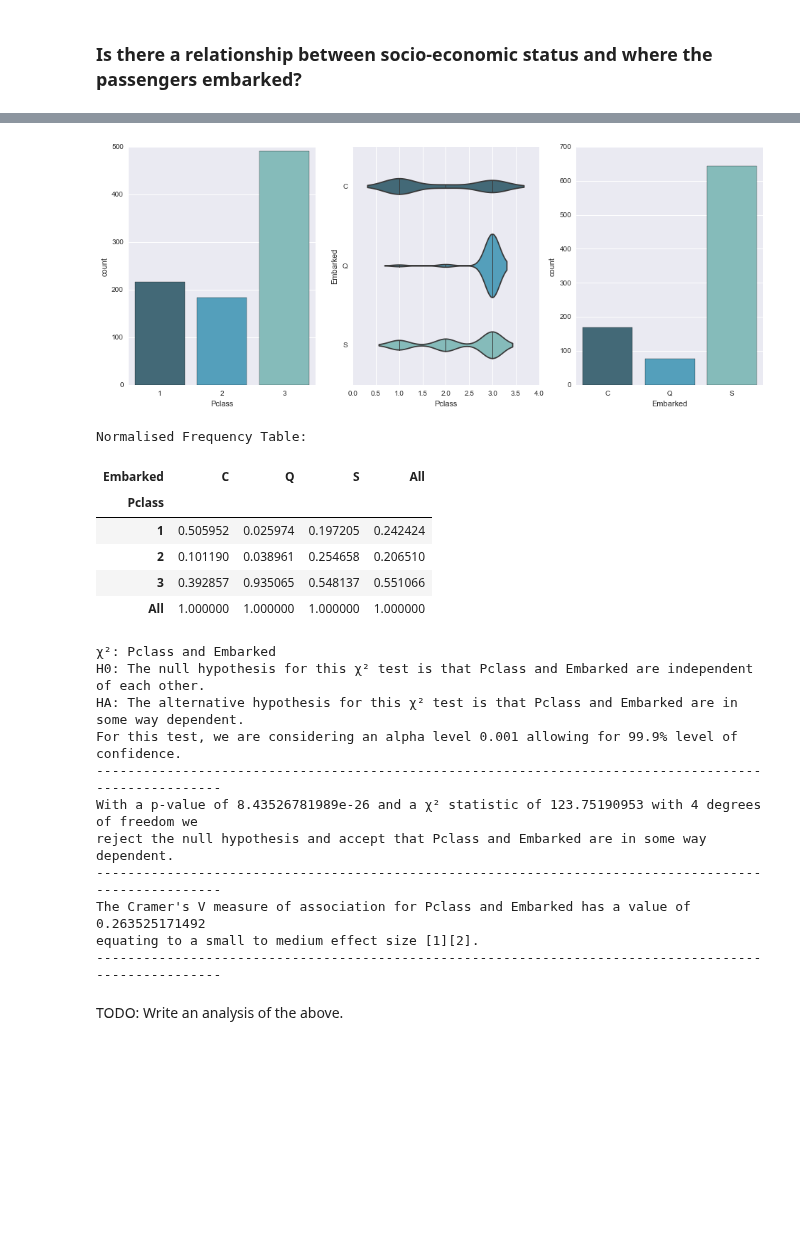
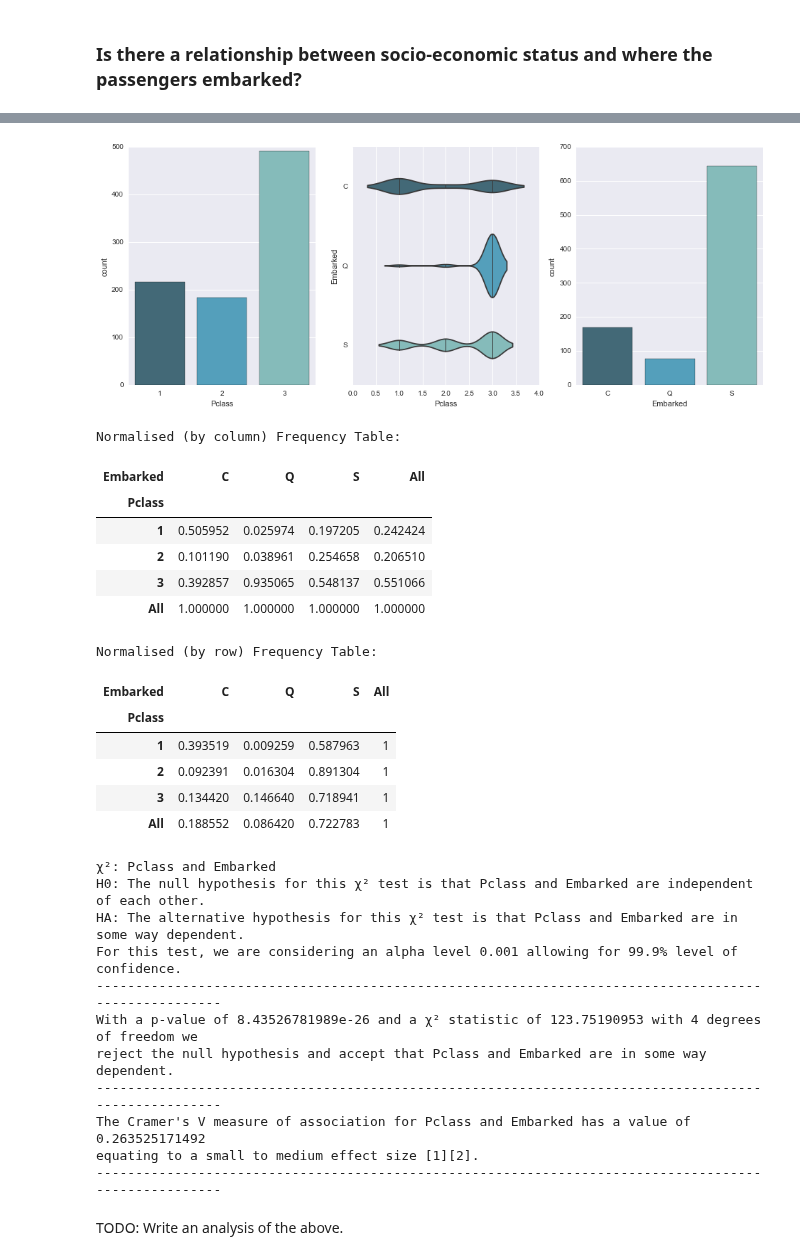
Before and after one commit to eminnett/da-nanodegree-investigate-a-dataset, a Jupyter notebook: investigating_the_titanic_dataset.ipynb, the cells around one changed output, grey strips where cells are left out. Saved outputs shown, nothing was run; the diff lists cells and outputs as text; code cells hidden in the pictures; blank space fills up the shorter version.

```diff
--- a/investigating_the_titanic_dataset.ipynb
+++ b/investigating_the_titanic_dataset.ipynb
@@ -205,11 +205,14 @@ def visual_analysis_of_two_categorical_variables(var_a, var_b, df=mod_titanic_df
     sns.countplot(series_b, palette=colour_palette)
     sns.plt.show()
 
-def table_of_frequencies(var_a, var_b, df=mod_titanic_df, margins=False, normalise=False):
+def table_of_frequencies(var_a, var_b, df=mod_titanic_df, margins=False, normalise=False, axis='columns'):
     freq_tab = df.pivot_table(index=var_a, columns=var_b, values='PassengerId',
                                 margins=margins, fill_value=0, aggfunc=lambda x: len(x.unique()))
     if normalise:
-        freq_tab = freq_tab.div(freq_tab.iloc[-1:].values[0])
+        if axis == 'columns':
+            freq_tab = freq_tab.div(freq_tab.iloc[-1:].values[0])
+        elif axis == 'rows':
+            freq_tab = freq_tab.div(freq_tab.iloc[:,-1], axis=0)
 
     return freq_tab
 
@@ -311,48 +314,59 @@ distinct_counts_of_categorical_series('Pclass', "Socio-Economic Status (Pclass)"
 distinct_counts_of_categorical_series('Embarked', "Port of Embarkation")
 visual_analysis_of_two_categorical_variables('Pclass', 'Embarked')
 
-print "Normalised Frequency Table:"
+print "Normalised (by column) Frequency Table:"
 display(table_of_frequencies('Pclass', 'Embarked', mod_titanic_df, margins=True, normalise=True))
 
+
+print "Normalised (by row) Frequency Table:"
+display(table_of_frequencies('Pclass', 'Embarked', mod_titanic_df, margins=True, normalise=True, axis='rows'))
+
 chi_squared_and_carmers_v_anlysis('Pclass', 'Embarked')
 # %% [output]
 Summary Statistics for Socio-Economic Status (Pclass)
 Median: 3.0
 Mean: 2.30864197531
 Standard Deviation: 0.836071240977
 
 
 Category counts for Socio-Economic Status (Pclass)
 1    216
 2    184
 3    491
 Name: Pclass, dtype: int64
 
 
 Category counts for Port of Embarkation
 C    168
 Q     77
 S    644
 Name: Embarked, dtype: int64
 [figure]
-Normalised Frequency Table:
+Normalised (by column) Frequency Table:
 | Embarked | C | Q | S | All |
 | Pclass |  |  |  |  |
 | 1 | 0.505952 | 0.025974 | 0.197205 | 0.242424 |
 | 2 | 0.101190 | 0.038961 | 0.254658 | 0.206510 |
 | 3 | 0.392857 | 0.935065 | 0.548137 | 0.551066 |
 | All | 1.000000 | 1.000000 | 1.000000 | 1.000000 |
-χ²: Pclass and Embarked
-H0: The null hypothesis for this χ² test is that Pclass and Embarked are independent of each other.
-HA: The alternative hypothesis for this χ² test is that Pclass and Embarked are in some way dependent.
-For this test, we are considering an alpha level 0.001 allowing for 99.9% level of confidence.
------------------------------------------------------------------------------------------------------
-With a p-value of 8.43526781989e-26 and a χ² statistic of 123.75190953 with 4 degrees of freedom we
-reject the null hypothesis and accept that Pclass and Embarked are in some way dependent.
------------------------------------------------------------------------------------------------------
-The Cramer's V measure of association for Pclass and Embarked has a value of 0.263525171492
-equating to a small to medium effect size [1][2].
------------------------------------------------------------------------------------------------------
+Normalised (by row) Frequency Table:
+| Embarked | C | Q | S | All |
+| Pclass |  |  |  |  |
+| 1 | 0.393519 | 0.009259 | 0.587963 | 1 |
+| 2 | 0.092391 | 0.016304 | 0.891304 | 1 |
+| 3 | 0.134420 | 0.146640 | 0.718941 | 1 |
+| All | 0.188552 | 0.086420 | 0.722783 | 1 |
+χ²: Pclass and Embarked
+H0: The null hypothesis for this χ² test is that Pclass and Embarked are independent of each other.
+HA: The alternative hypothesis for this χ² test is that Pclass and Embarked are in some way dependent.
+For this test, we are considering an alpha level 0.001 allowing for 99.9% level of confidence.
+-----------------------------------------------------------------------------------------------------
+With a p-value of 8.43526781989e-26 and a χ² statistic of 123.75190953 with 4 degrees of freedom we
+reject the null hypothesis and accept that Pclass and Embarked are in some way dependent.
+-----------------------------------------------------------------------------------------------------
+The Cramer's V measure of association for Pclass and Embarked has a value of 0.263525171492
+equating to a small to medium effect size [1][2].
+-----------------------------------------------------------------------------------------------------
 # %% [markdown]
 TODO: Write an analysis of the above.
 # %% [markdown]
```
Also changed, not shown: parts of 1 cell of this notebook.
